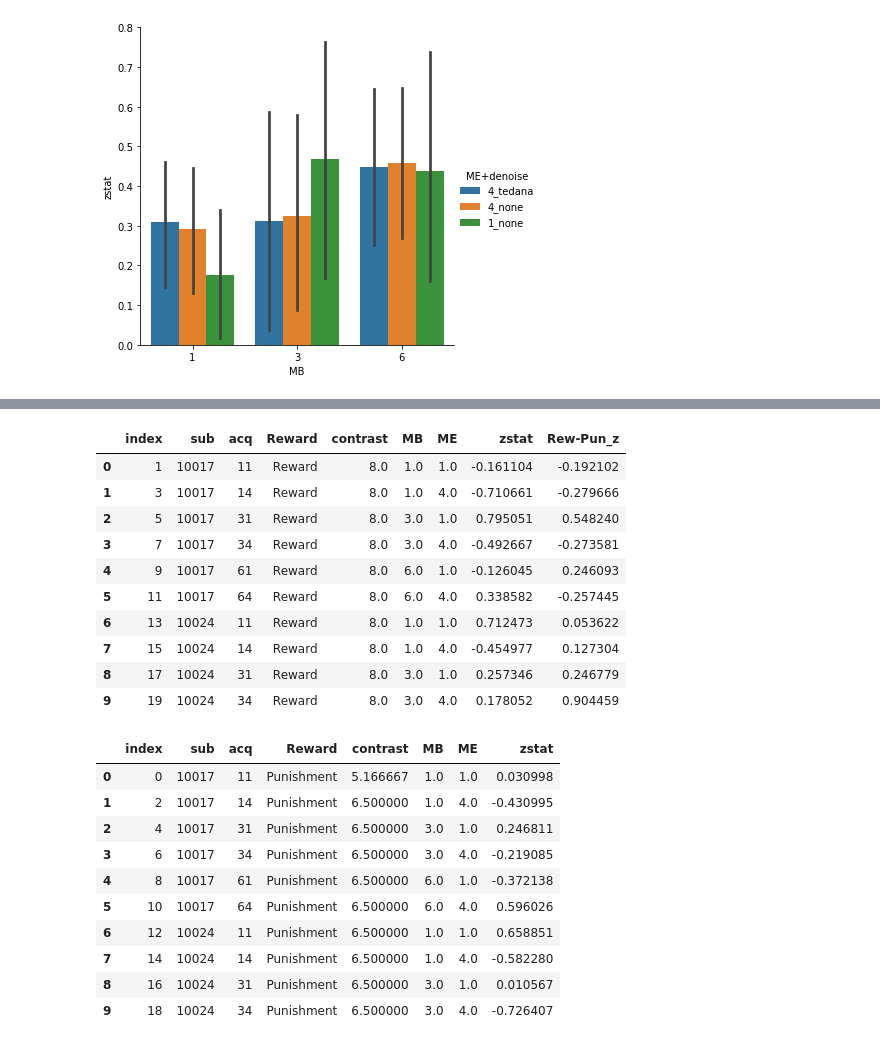
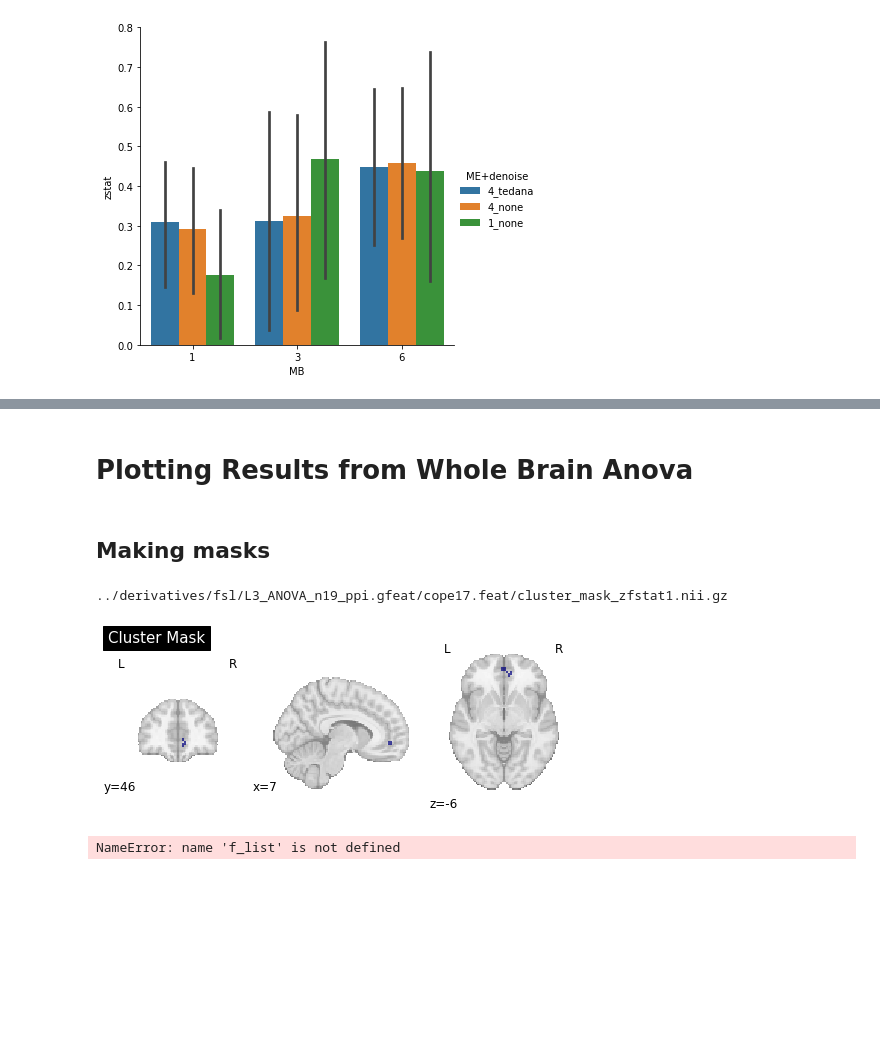
Before and after one commit to DVS-Lab/rf1-sequence-pilot, a Jupyter notebook: code/Compute_TSNR.ipynb, the cells around one changed output, grey strips where cells are left out. Saved outputs shown, nothing was run; the diff lists cells and outputs as text; code cells hidden in the pictures; blank space fills up the shorter version.

```diff
--- a/code/Compute_TSNR.ipynb
+++ b/code/Compute_TSNR.ipynb
@@ -438,26 +406,19 @@ plt.show()
-# %%
-display(rew.head(10))
-display(pun.head(10))
-# %% [output]
-|  | index | sub | acq | Reward | contrast | MB | ME | zstat | Rew-Pun_z |
-| 0 | 1 | 10017 | 11 | Reward | 8.0 | 1.0 | 1.0 | -0.161104 | -0.192102 |
-| 1 | 3 | 10017 | 14 | Reward | 8.0 | 1.0 | 4.0 | -0.710661 | -0.279666 |
-| 2 | 5 | 10017 | 31 | Reward | 8.0 | 3.0 | 1.0 | 0.795051 | 0.548240 |
-| 3 | 7 | 10017 | 34 | Reward | 8.0 | 3.0 | 4.0 | -0.492667 | -0.273581 |
-| 4 | 9 | 10017 | 61 | Reward | 8.0 | 6.0 | 1.0 | -0.126045 | 0.246093 |
-| 5 | 11 | 10017 | 64 | Reward | 8.0 | 6.0 | 4.0 | 0.338582 | -0.257445 |
-| 6 | 13 | 10024 | 11 | Reward | 8.0 | 1.0 | 1.0 | 0.712473 | 0.053622 |
-| 7 | 15 | 10024 | 14 | Reward | 8.0 | 1.0 | 4.0 | -0.454977 | 0.127304 |
-| 8 | 17 | 10024 | 31 | Reward | 8.0 | 3.0 | 1.0 | 0.257346 | 0.246779 |
-| 9 | 19 | 10024 | 34 | Reward | 8.0 | 3.0 | 4.0 | 0.178052 | 0.904459 |
-|  | index | sub | acq | Reward | contrast | MB | ME | zstat |
-| 0 | 0 | 10017 | 11 | Punishment | 5.166667 | 1.0 | 1.0 | 0.030998 |
-| 1 | 2 | 10017 | 14 | Punishment | 6.500000 | 1.0 | 4.0 | -0.430995 |
-| 2 | 4 | 10017 | 31 | Punishment | 6.500000 | 3.0 | 1.0 | 0.246811 |
-| 3 | 6 | 10017 | 34 | Punishment | 6.500000 | 3.0 | 4.0 | -0.219085 |
-| 4 | 8 | 10017 | 61 | Punishment | 6.500000 | 6.0 | 1.0 | -0.372138 |
-| 5 | 10 | 10017 | 64 | Punishment | 6.500000 | 6.0 | 4.0 | 0.596026 |
-| 6 | 12 | 10024 | 11 | Punishment | 6.500000 | 1.0 | 1.0 | 0.658851 |
-| 7 | 14 | 10024 | 14 | Punishment | 6.500000 | 1.0 | 4.0 | -0.582280 |
-| 8 | 16 | 10024 | 31 | Punishment | 6.500000 | 3.0 | 1.0 | 0.010567 |
-| 9 | 18 | 10024 | 34 | Punishment | 6.500000 | 3.0 | 4.0 | -0.726407 |
+# %% [markdown]
+# Plotting Results from Whole Brain Anova
+# %% [markdown]
+## Making masks
+# %%
+from natsort import natsorted
+sigfiles=[['_ppi','cope17.feat','zfstat1']]
+
+mask_file='../derivatives/fsl/L3_ANOVA_n19%s.gfeat/%s/cluster_mask_%s.nii.gz'%(
+    sigfiles[0][0],sigfiles[0][1],sigfiles[0][2])
+print(mask_file)
+
+sig_mask=NiftiMasker(mask_img=mask_file)
+plotting.plot_roi(sig_mask.mask_img,title="Cluster Mask", draw_cross=False)
+plt.show()
+# %% [output]
+../derivatives/fsl/L3_ANOVA_n19_ppi.gfeat/cope17.feat/cluster_mask_zfstat1.nii.gz
+[figure, added]
+NameError: name 'f_list' is not defined
```
Also changed, not shown: parts of 6 cells of this notebook, 53 other files.
